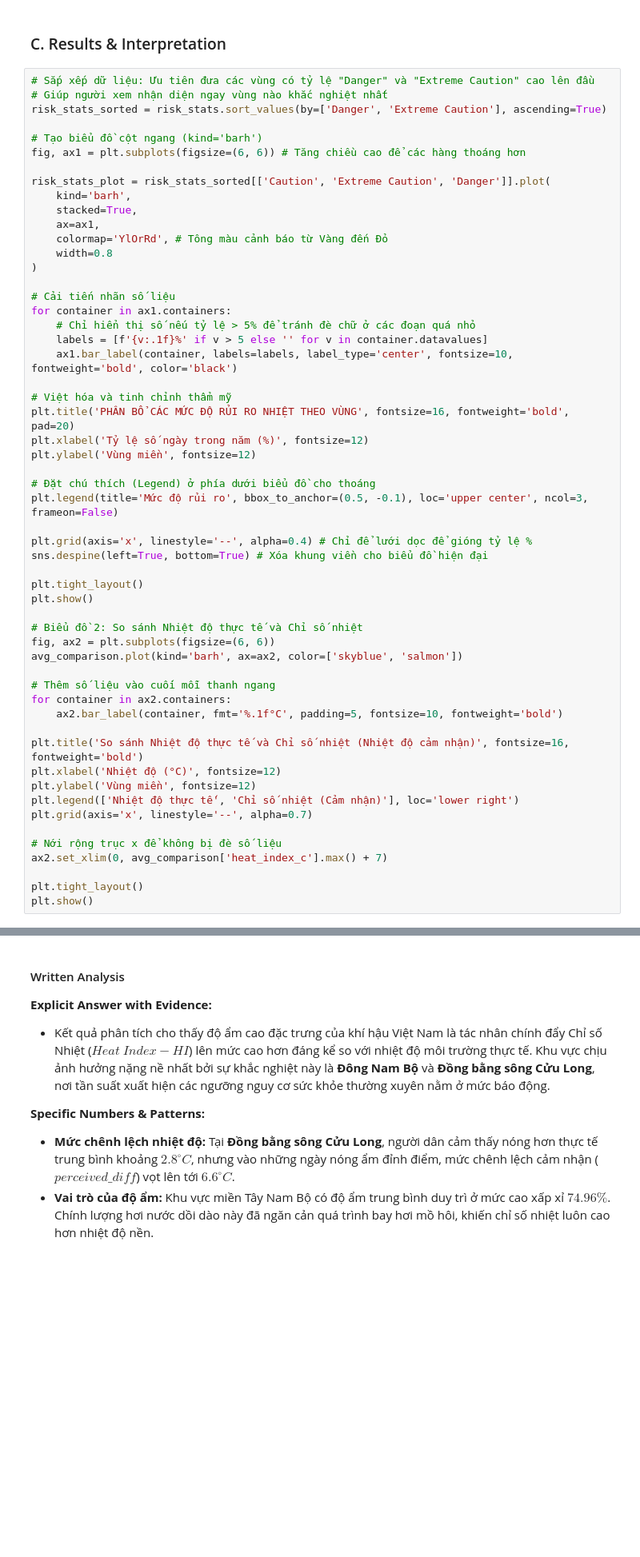
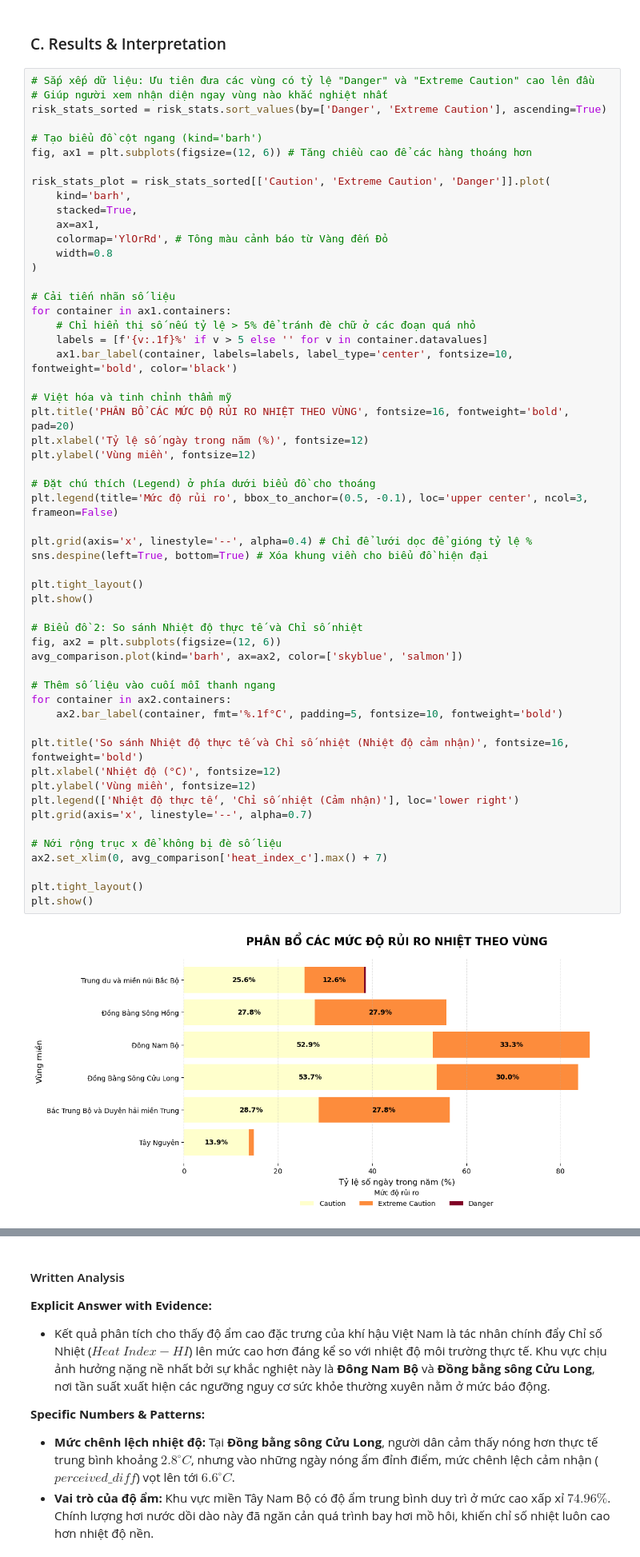
Before and after one commit to DucPhuc1/ProgrammingForDS, a Jupyter notebook: 03_meaningful_questions.ipynb, the cells around one changed output, grey strips where cells are left out. Shown at 80% size. Drawn from its saved outputs; the diff is of its cells as text; blank space fills up the shorter version.

```diff
--- a/03_meaningful_questions.ipynb
+++ b/03_meaningful_questions.ipynb
@@ -521,7 +632,7 @@ display(avg_comparison)
 risk_stats_sorted = risk_stats.sort_values(by=['Danger', 'Extreme Caution'], ascending=True)
 
 # Tạo biểu đồ cột ngang (kind='barh')
-fig, ax1 = plt.subplots(figsize=(6, 6)) # Tăng chiều cao để các hàng thoáng hơn
+fig, ax1 = plt.subplots(figsize=(12, 6)) # Tăng chiều cao để các hàng thoáng hơn
 
 risk_stats_plot = risk_stats_sorted[['Caution', 'Extreme Caution', 'Danger']].plot(
     kind='barh',
@@ -542,31 +653,33 @@ plt.title('PHÂN BỔ CÁC MỨC ĐỘ RỦI RO NHIỆT THEO VÙNG', fontsize=16
 plt.xlabel('Tỷ lệ số ngày trong năm (%)', fontsize=12)
 plt.ylabel('Vùng miền', fontsize=12)
 
 # Đặt chú thích (Legend) ở phía dưới biểu đồ cho thoáng
 plt.legend(title='Mức độ rủi ro', bbox_to_anchor=(0.5, -0.1), loc='upper center', ncol=3, frameon=False)
 
 plt.grid(axis='x', linestyle='--', alpha=0.4) # Chỉ để lưới dọc để gióng tỷ lệ %
 sns.despine(left=True, bottom=True) # Xóa khung viền cho biểu đồ hiện đại
 
 plt.tight_layout()
 plt.show()
 
 # Biểu đồ 2: So sánh Nhiệt độ thực tế và Chỉ số nhiệt
-fig, ax2 = plt.subplots(figsize=(6, 6))
+fig, ax2 = plt.subplots(figsize=(12, 6))
 avg_comparison.plot(kind='barh', ax=ax2, color=['skyblue', 'salmon'])
 
 # Thêm số liệu vào cuối mỗi thanh ngang
 for container in ax2.containers:
     ax2.bar_label(container, fmt='%.1f°C', padding=5, fontsize=10, fontweight='bold')
 
 plt.title('So sánh Nhiệt độ thực tế và Chỉ số nhiệt (Nhiệt độ cảm nhận)', fontsize=16, fontweight='bold')
 plt.xlabel('Nhiệt độ (°C)', fontsize=12)
 plt.ylabel('Vùng miền', fontsize=12)
 plt.legend(['Nhiệt độ thực tế', 'Chỉ số nhiệt (Cảm nhận)'], loc='lower right')
 plt.grid(axis='x', linestyle='--', alpha=0.7)
 
 # Nới rộng trục x để không bị đè số liệu
 ax2.set_xlim(0, avg_comparison['heat_index_c'].max() + 7)
 
 plt.tight_layout()
 plt.show()
+# %% [output]
+[figure, added]
```
Also changed, not shown: parts of 17 cells of this notebook.
